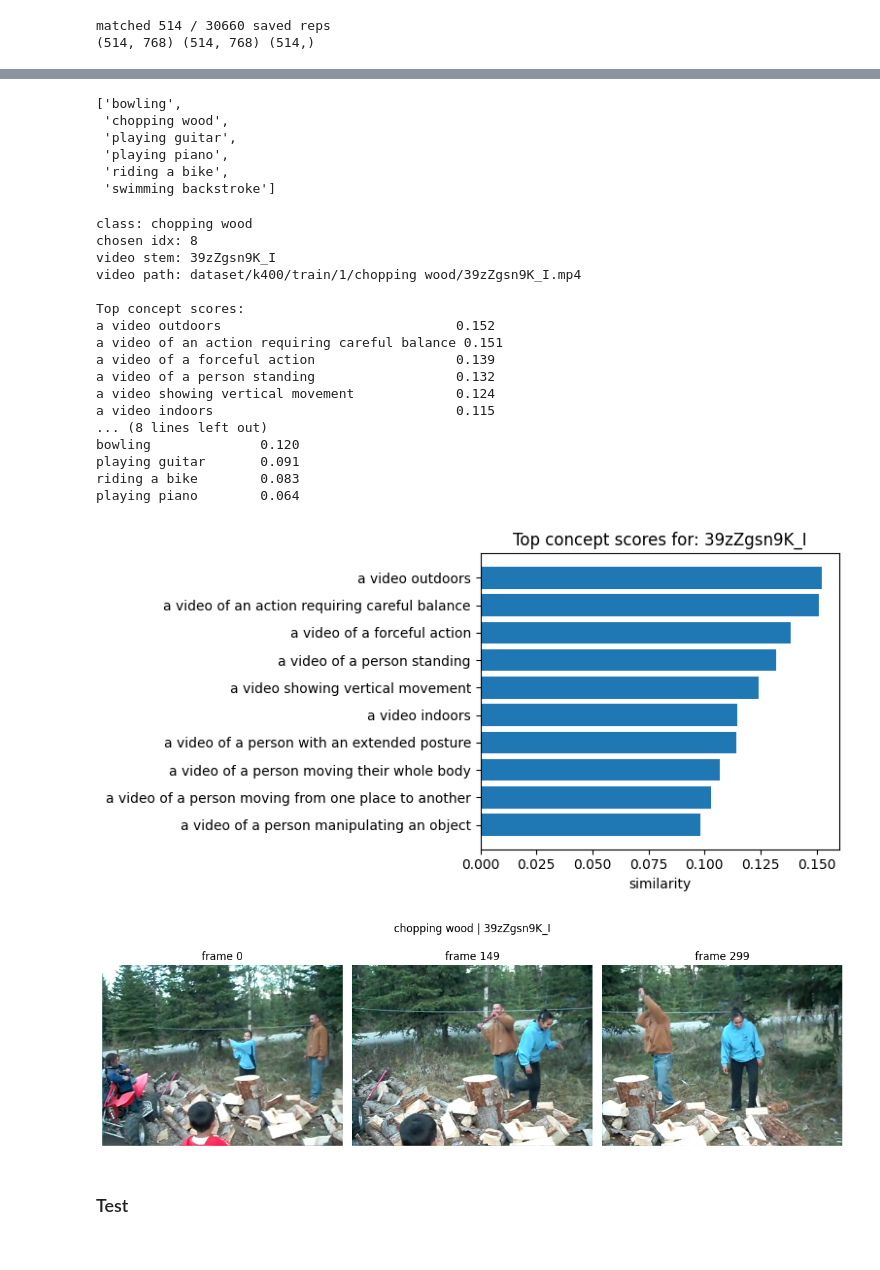
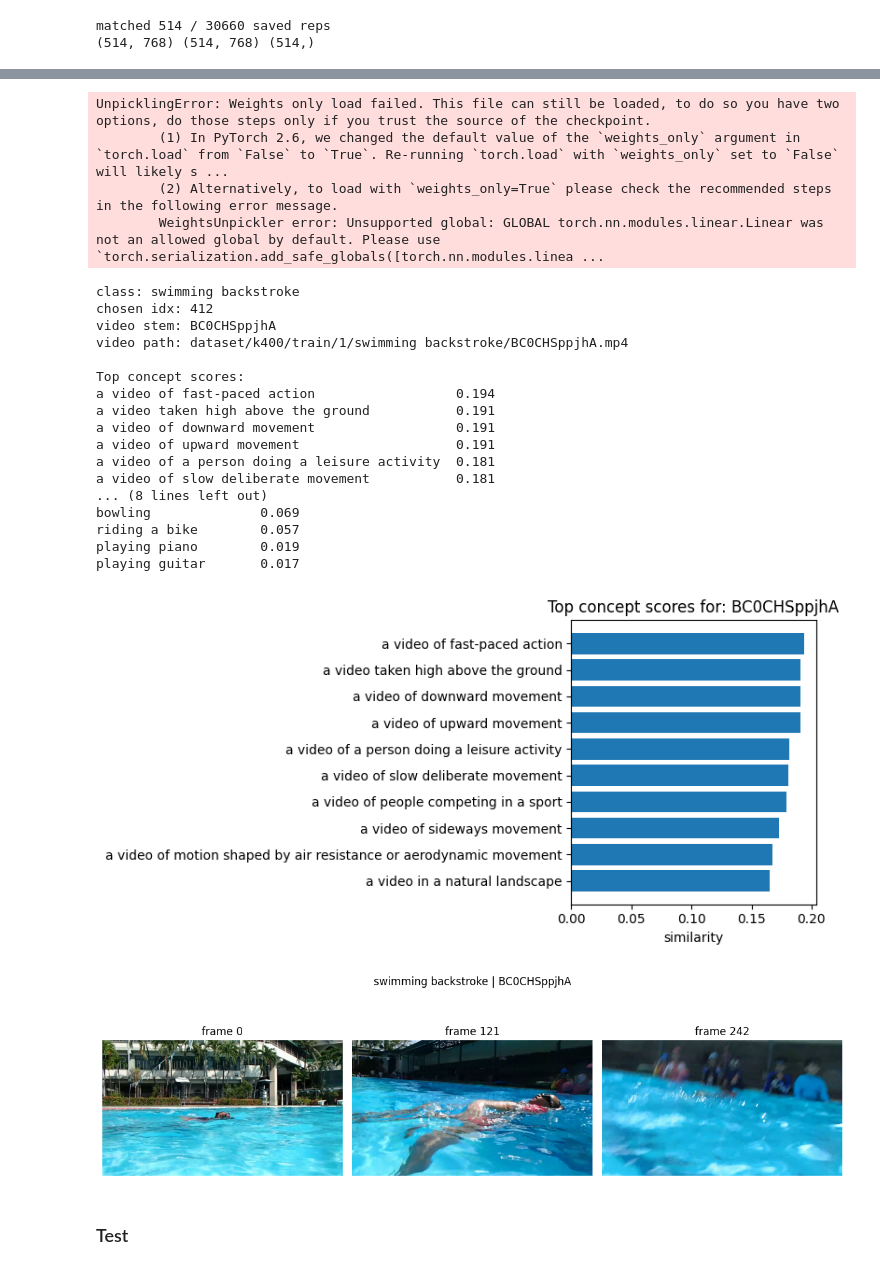
Before and after one commit to rodrigo-paganini/Text-to-concept, a Jupyter notebook: concept_botteleneck_video.ipynb, the cells around one changed output, grey strips where cells are left out. Cells and saved outputs as stored; diff of their text form; code cells hidden in the pictures.

```diff
--- a/concept_botteleneck_video.ipynb
+++ b/concept_botteleneck_video.ipynb
@@ -55,10 +58,30 @@ import json
 from pathlib import Path
 from video_utils import load_ssv2_split, DivideBy255, CTHWToTCHW, ToTensorTuple
 from train_video_aligner import SizedLabeledVideoDataset
-from video_utils import load_k400_split, filter_labeled_video_paths_by_labels
+from video_utils import load_k400_split
 from pytorchvideo.transforms import UniformTemporalSubsample, ApplyTransformToKey
 from torchvision.transforms import Compose, Resize, CenterCrop
 from pytorchvideo.data import LabeledVideoDataset, UniformClipSampler
+
+
+def filter_labeled_video_paths_by_labels(labeled_video_paths, allowed_labels, class_to_idx=None):
+    if class_to_idx is not None:
+        allowed_labels = {
+            class_to_idx[label] if isinstance(label, str) else int(label)
+            for label in allowed_labels
+        }
+    else:
+        allowed_labels = {int(label) for label in allowed_labels}
+
+    filtered_vids = [
+        (video_path, info)
+        for video_path, info in labeled_video_paths
+        if info["label"] in allowed_labels
+    ]
+    new_class_to_index = {label: idx for idx, label in enumerate(sorted(allowed_labels))}
+
+    return filtered_vids, new_class_to_index
+
 
 preprocessing_without_normalization = Compose([
     ApplyTransformToKey(
@@ -154,8 +177,8 @@ from pathlib import Path
 import numpy as np
 import torch
 
-vision_names = np.load('data/reps_videomae_k400/representations_k400vision_model_reps_names.npy')
-vision_reps = np.load('data/reps_videomae_k400/representations_k400vision_model_reps.npy')
+vision_names = np.load('data/reps_videomae_k400__working/representations_k400vision_model_reps_names.npy')
+vision_reps = np.load('data/reps_videomae_k400__working/representations_k400vision_model_reps.npy')
 
 name_to_label = {
     Path(video_path).stem: map_old_to_new_index[info["label"]]
@@ -221,12 +246,11 @@ Final loss = 1.418
 # %%
-CLASSES_TO_KEEP
+# torch.save(trainer.cbm_model.bottleneck, 'pretrained_aligners/videomae_base_cbm_bottleneck_k400.pth')
+trainer.cbm_model.bottleneck = torch.load('pretrained_aligners/videomae_base_cbm_bottleneck_k400.pth')
 # %% [output]
-['bowling',
- 'chopping wood',
- 'playing guitar',
- 'playing piano',
- 'riding a bike',
- 'swimming backstroke']
+UnpicklingError: Weights only load failed. This file can still be loaded, to do so you have two options, do those steps only if you trust the source of the checkpoint.
+        (1) In PyTorch 2.6, we changed the default value of the `weights_only` argument in `torch.load` from `False` to `True`. Re-running `torch.load` with `weights_only` set to `False` will likely s ...
+        (2) Alternatively, to load with `weights_only=True` please check the recommended steps in the following error message.
+        WeightsUnpickler error: Unsupported global: GLOBAL torch.nn.modules.linear.Linear was not an allowed global by default. Please use `torch.serialization.add_safe_globals([torch.nn.modules.linea ...
 # %%
 from pathlib import Path
 import numpy as np
@@ -235,11 +259,11 @@ import torch
 import torchvision
 
 # TARGET_CLASS = "bowling"  # ish
-TARGET_CLASS = "chopping wood"  # ish
+# TARGET_CLASS = "chopping wood"  # ish
 # TARGET_CLASS = "playing guitar"  # proper
 # TARGET_CLASS = "playing piano"  # ish
 # TARGET_CLASS = "riding a bike"  # bad
-# TARGET_CLASS = "swimming backstroke"  # GOOD
+TARGET_CLASS = "swimming backstroke"  # GOOD
 N_TOP_CONCEPTS = 10
 N_FRAMES = 3
 SEED = 42
@@ -283,49 +307,49 @@ for i in np.argsort(-probs):
 # Plot top concept scores
 plt.figure(figsize=(8, 4))
 plt.barh([concept_list[i] for i in top_idx][::-1], concept_scores[top_idx][::-1])
 plt.title(f"Top concept scores for: {chosen_name}")
 plt.xlabel("similarity")
 plt.tight_layout()
 plt.show()
 
 # Load full video and show evenly spaced frames
 frames, _, info = torchvision.io.read_video(video_path, pts_unit="sec")
 num_frames = len(frames)
 
 frame_idx = np.linspace(0, num_frames - 1, N_FRAMES, dtype=int)
 
 fig, axes = plt.subplots(1, N_FRAMES, figsize=(4 * N_FRAMES, 4))
 if N_FRAMES == 1:
     axes = [axes]
 
 for ax, fi in zip(axes, frame_idx):
     ax.imshow(frames[fi].numpy())
     ax.set_title(f"frame {fi}")
     ax.axis("off")
 
 plt.suptitle(f"{TARGET_CLASS} | {chosen_name}")
 plt.tight_layout()
 plt.show()
 # %% [output]
-class: chopping wood
-chosen idx: 8
-video stem: 39zZgsn9K_I
-video path: dataset/k400/train/1/chopping wood/39zZgsn9K_I.mp4
+class: swimming backstroke
+chosen idx: 412
+video stem: BC0CHSppjhA
+video path: dataset/k400/train/1/swimming backstroke/BC0CHSppjhA.mp4
 
 Top concept scores:
-a video outdoors                              0.152
-a video of an action requiring careful balance 0.151
-a video of a forceful action                  0.139
-a video of a person standing                  0.132
-a video showing vertical movement             0.124
-a video indoors                               0.115
+a video of fast-paced action                  0.194
+a video taken high above the ground           0.191
+a video of downward movement                  0.191
+a video of upward movement                    0.191
+a video of a person doing a leisure activity  0.181
+a video of slow deliberate movement           0.181
 ... (8 lines left out)
-bowling              0.120
-playing guitar       0.091
-riding a bike        0.083
-playing piano        0.064
+bowling              0.069
+riding a bike        0.057
+playing piano        0.019
+playing guitar       0.017
-[figure, old version]
+[figure, new version]
-[figure, old version]
+[figure, new version]
 # %% [markdown]
 ### Test
 # %%
```
Also changed, not shown: parts of 8 cells of this notebook.
